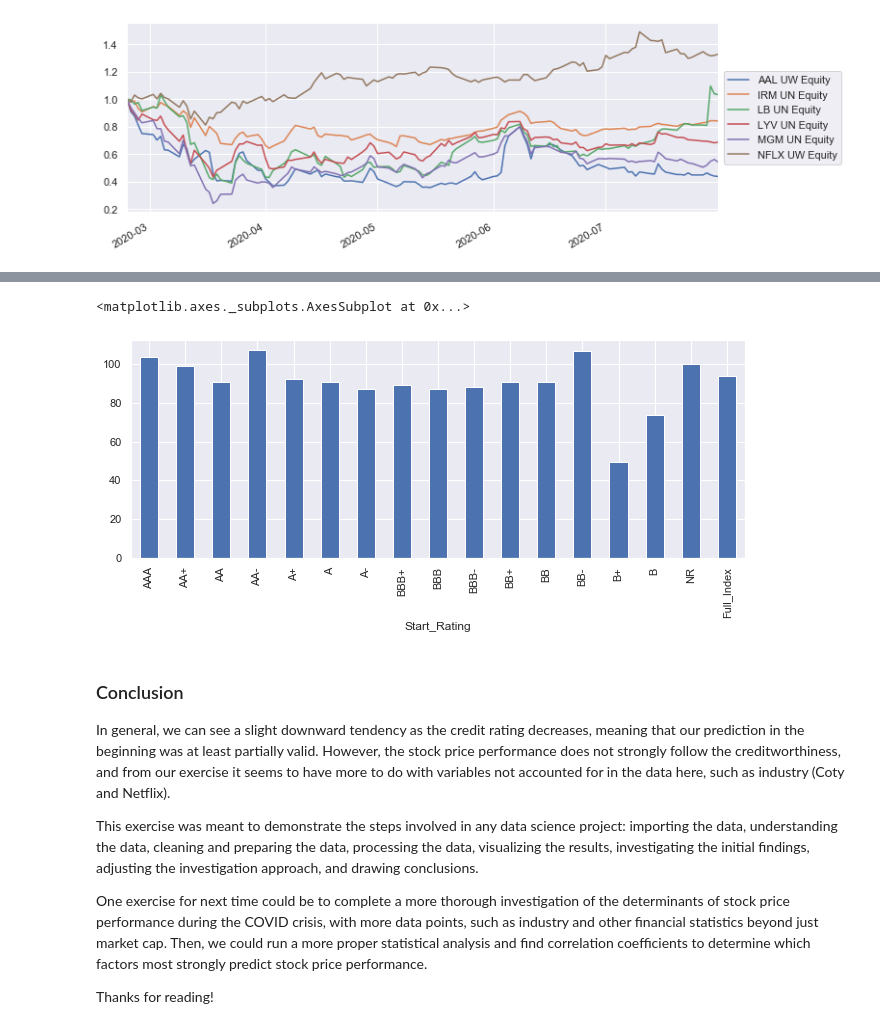
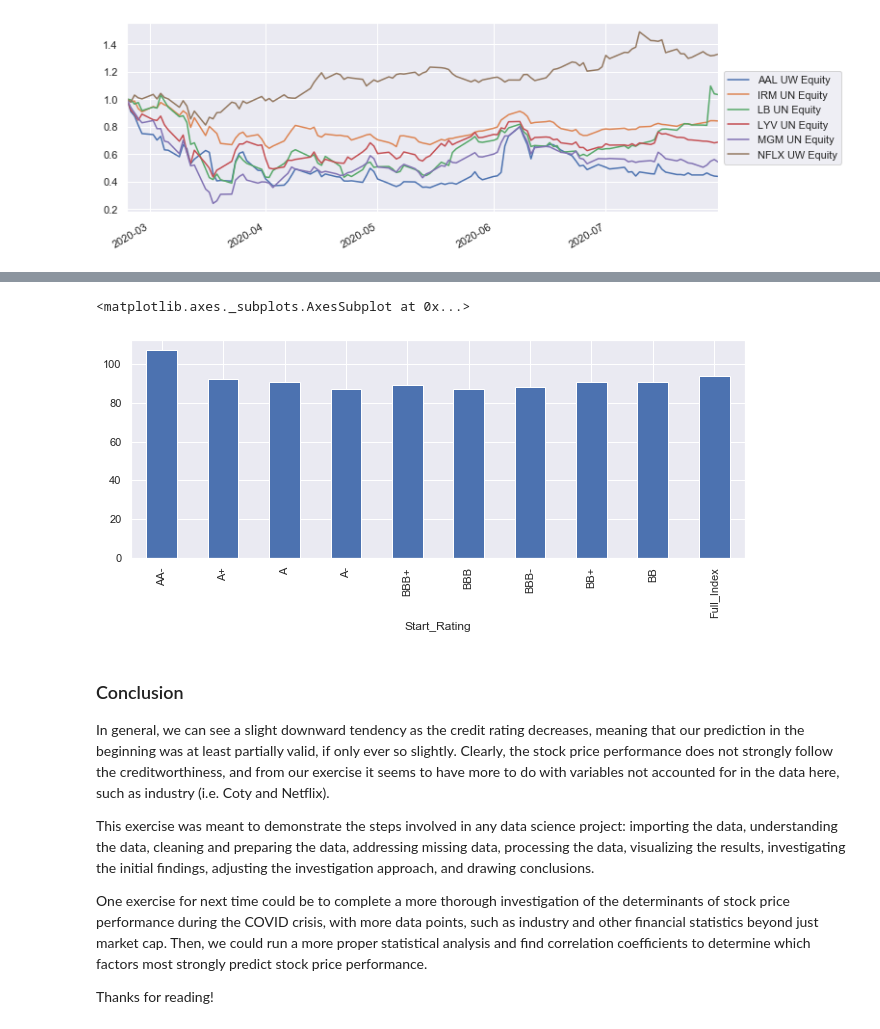
Before and after one commit to njdolce/aug2020-spx-analysis, a Jupyter notebook: aug2020-spx-analysis-blog.ipynb, the cells around one changed output, grey strips where cells are left out. Drawn from its saved outputs; the diff is of its cells as text; code cells hidden in the pictures.

Commit message:
Add files via upload
Corrected typos, added pivot table

```diff
--- a/aug2020-spx-analysis-blog.ipynb
+++ b/aug2020-spx-analysis-blog.ipynb
@@ -288,31 +320,32 @@ We will also reorder the columns according to match the credit rating score in d
 # %%
-#generate weighted average performance for entire S&P500 index
-#add the Index_Weight column for each company
+# generate weighted average performance for entire S&P500 index
+# add the Index_Weight column for each company
 spx_cred_prices['Index_Weight'] = spx_cred_prices['Market_Cap'].div(spx_cred_prices['Market_Cap'].sum(), axis = 0)
 
-#normalize by dividing by first day
+# normalize by dividing by first day
 spx_index_mean = spx_cred_prices.iloc[:,2:-2].div(spx_cred_prices.iloc[:,2], axis = 0)
 
-#multiply each row by its weight
+# multiply each row by its weight
 norm_spx_index_mean = spx_index_mean.mul(spx_cred_prices['Index_Weight'], axis=0)
 final_spx_index_mean = norm_spx_index_mean.sum().mul(100, axis=0)
 
-order = ['AAA', 'AA+', 'AA', 'AA-', 'A+', 'A', 'A-', 'BBB+', 'BBB', 'BBB-', 'BB+', 'BB', 'BB-', 'B+', 'B', 'NR', 'Full_Index']
+# create correct order & remove credit groups with small sample sizes
+order = ['AA-', 'A+', 'A', 'A-', 'BBB+', 'BBB', 'BBB-', 'BB+', 'BB', 'Full_Index']
 
-#add this to the wtd_spx_bygroup
+# add this to the wtd_spx_bygroup
 wtd_spx_bygroupT['Full_Index'] = final_spx_index_mean
 reordered_wtd_spx_bygroupT = wtd_spx_bygroupT[order]
 averages_bygroup = reordered_wtd_spx_bygroupT.mean(axis = 0)
 averages_bygroup.plot.bar()
 # %% [output]
 <matplotlib.axes._subplots.AxesSubplot at 0x...>
-[figure, old version]
+[figure, new version]
 # %% [markdown]
 ### Conclusion
 
-In general, we can see a slight downward tendency as the credit rating decreases, meaning that our prediction in the beginning was at least partially valid. However, the stock price performance does not strongly follow the creditworthiness, and from our exercise it seems to have more to do with variables not accounted for in the data here, such as industry (Coty and Netflix).
+In general, we can see a slight downward tendency as the credit rating decreases, meaning that our prediction in the beginning was at least partially valid, if only ever so slightly. Clearly, the stock price performance does not strongly follow the creditworthiness, and from our exercise it seems to have more to do with variables not accounted for in the data here, such as industry (i.e. Coty and Netflix).
 
-This exercise was meant to demonstrate the steps involved in any data science project: importing the data, understanding the data, cleaning and preparing the data, processing the data, visualizing the results, investigating the initial findings, adjusting the investigation approach, and drawing conclusions.
+This exercise was meant to demonstrate the steps involved in any data science project: importing the data, understanding the data, cleaning and preparing the data, addressing missing data, processing the data, visualizing the results, investigating the initial findings, adjusting the investigation approach, and drawing conclusions.
 
 One exercise for next time could be to complete a more thorough investigation of the determinants of stock price performance during the COVID crisis, with more data points, such as industry and other financial statistics beyond just market cap. Then, we could run a more proper statistical analysis and find correlation coefficients to determine which factors most strongly predict stock price performance.
 
```
Also changed, not shown: parts of 21 cells of this notebook.
